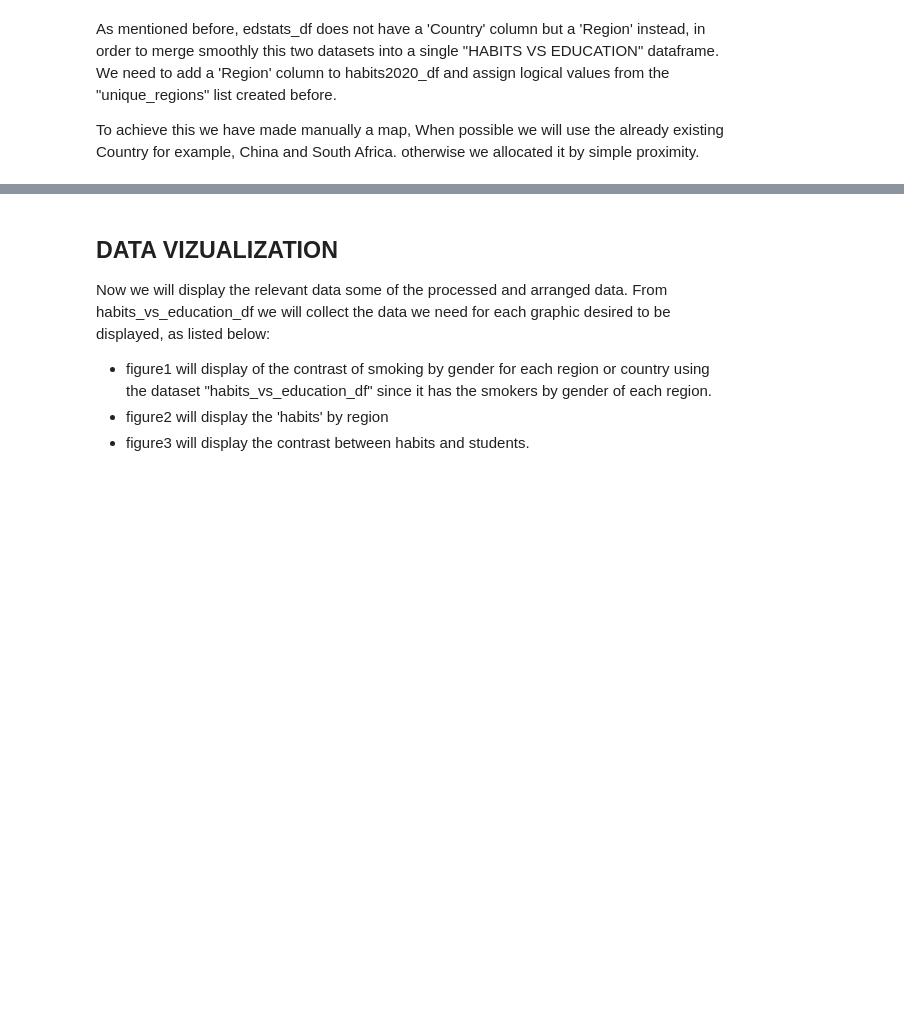
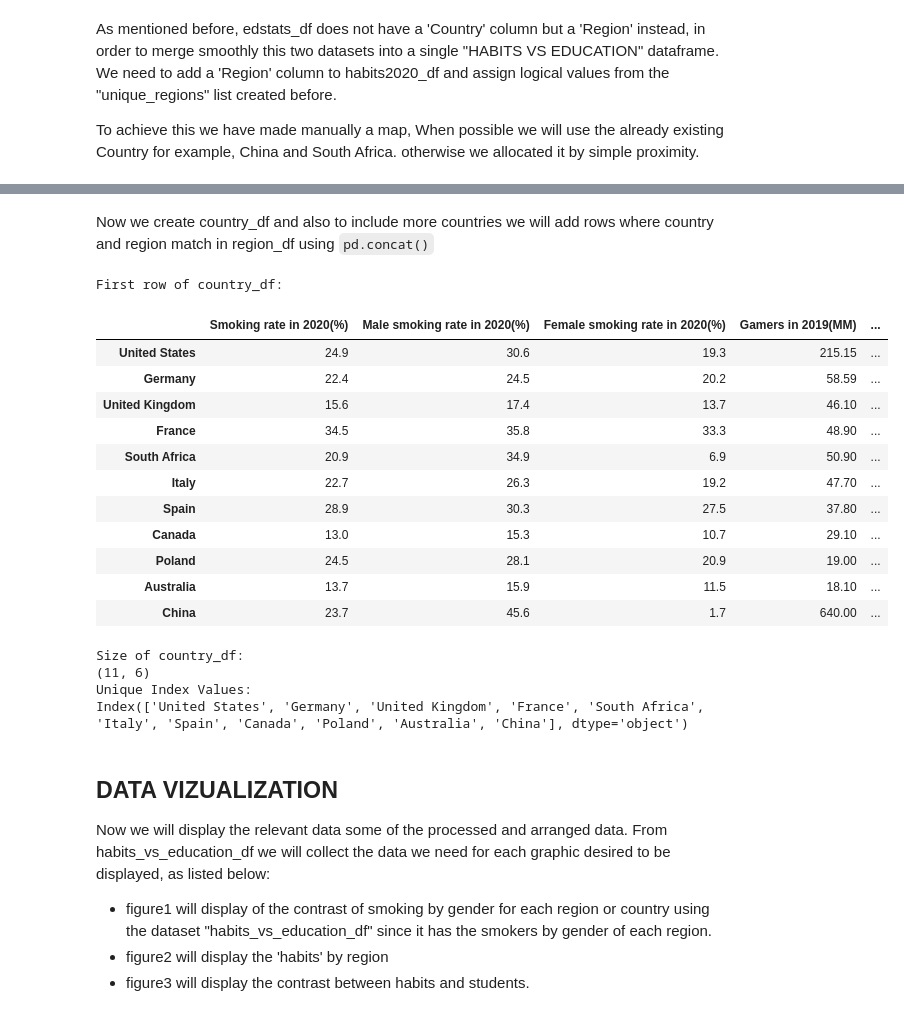
Before and after one commit to DefoNotGus/DV_assesment, a Jupyter notebook: DV_assesment.ipynb, the cells around one changed output, grey strips where cells are left out. Saved outputs shown, nothing was run; the diff lists cells and outputs as text; code cells hidden in the pictures; blank space fills up the shorter version.

```diff
--- a/DV_assesment.ipynb
+++ b/DV_assesment.ipynb
@@ -614,0 +599,7 @@ Unique regions in edstats2020_df:
+# %%
+students2020_df = students_df.loc[students_df['Subject'] == 'Tertiary', ['Country', 'OBS_VALUE']] \
+    .dropna() \
+    .rename(columns={'OBS_VALUE': 'Students in 2019-20'}) \
+    .set_index('Country')
+
+print(f"Size of students2020_df: {students2020_df.shape[0]} rows, {students2020_df.shape[1]} columns")
@@ -710,3 +679,34 @@ Index([], dtype='object', name='Region')
+# %% [markdown]
+Now we create country_df and also to include more countries we will add rows where country and region match in region_df using `pd.concat()`
+# %%
+# Merge and append rows from region_df where 'Region' matches missing countries in habits2020_df
+country_df = pd.concat([
+    habits2020_df.merge(students2020_df, left_index=True, right_index=True),
+    region_df.loc[region_df.index.intersection(habits2020_df.index.difference(habits2020_df.merge(students2020_df, left_index=True, right_index=True).index))]
+])
+display(HTML(f"""
+<div style="max-height: 250px; overflow-y: auto; border: 1px solid #ccc; padding: 10px;">
+    <h4>First row of country_df:</h4><pre>{country_df.to_html()}</pre>
+    <h4>Size of country_df:</h4><pre>{country_df.shape}</pre>
+    <h4>Unique Index Values:</h4><pre>{country_df.index.unique()}</pre></div>"""))
+# %% [output]
+First row of country_df:
+|  | Smoking rate in 2020(%) | Male smoking rate in 2020(%) | Female smoking rate in 2020(%) | Gamers in 2019(MM) | ... |
+| United States | 24.9 | 30.6 | 19.3 | 215.15 | ... |
+| Germany | 22.4 | 24.5 | 20.2 | 58.59 | ... |
+| United Kingdom | 15.6 | 17.4 | 13.7 | 46.10 | ... |
+| France | 34.5 | 35.8 | 33.3 | 48.90 | ... |
+| South Africa | 20.9 | 34.9 | 6.9 | 50.90 | ... |
+| Italy | 22.7 | 26.3 | 19.2 | 47.70 | ... |
+| Spain | 28.9 | 30.3 | 27.5 | 37.80 | ... |
+| Canada | 13.0 | 15.3 | 10.7 | 29.10 | ... |
+| Poland | 24.5 | 28.1 | 20.9 | 19.00 | ... |
+| Australia | 13.7 | 15.9 | 11.5 | 18.10 | ... |
+| China | 23.7 | 45.6 | 1.7 | 640.00 | ... |
+Size of country_df:
+(11, 6)
+Unique Index Values:
+Index(['United States', 'Germany', 'United Kingdom', 'France', 'South Africa', 'Italy', 'Spain', 'Canada', 'Poland', 'Australia', 'China'], dtype='object')
 # %% [markdown]
 ## DATA VIZUALIZATION
 
```
Also changed, not shown: parts of 25 cells of this notebook, 2 other files.
